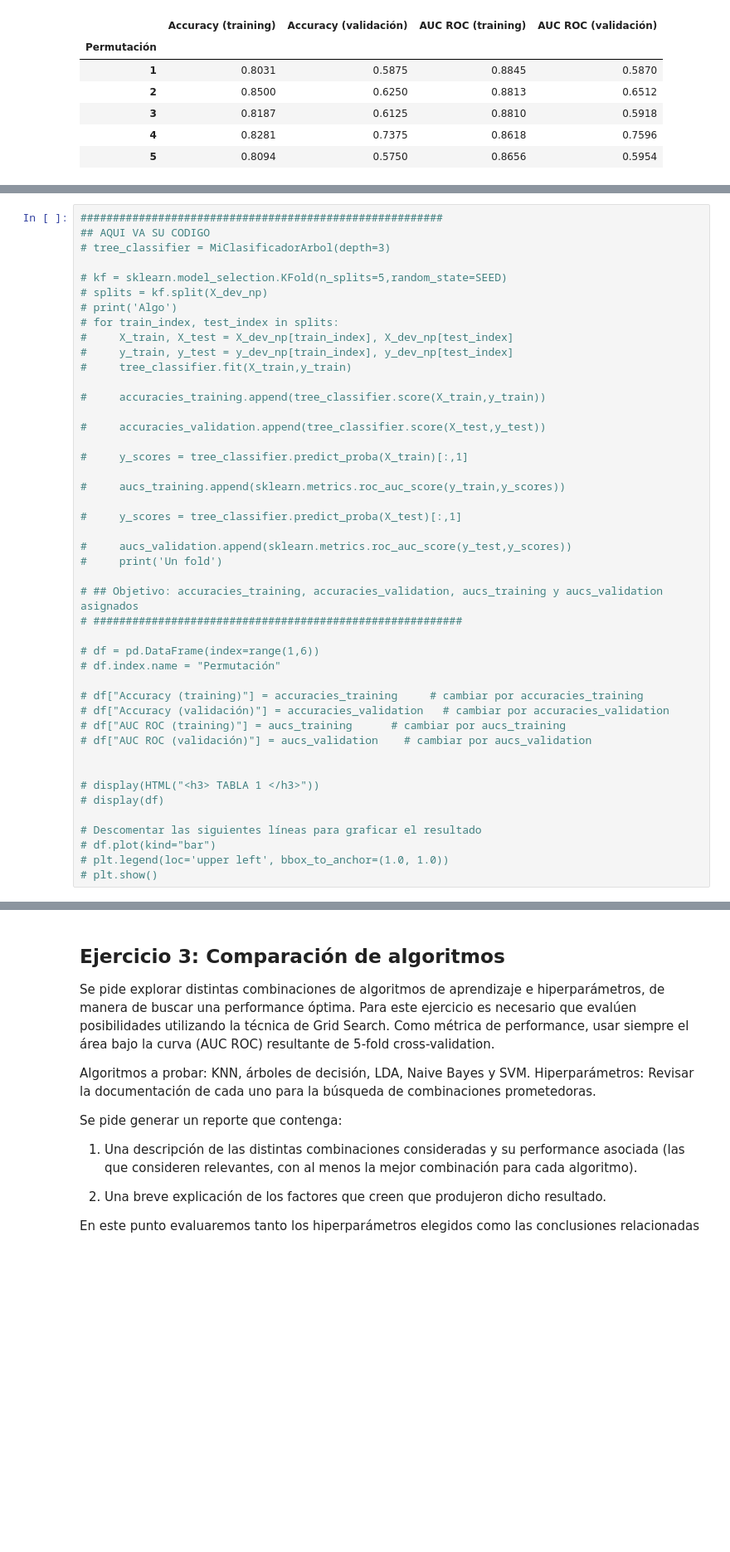
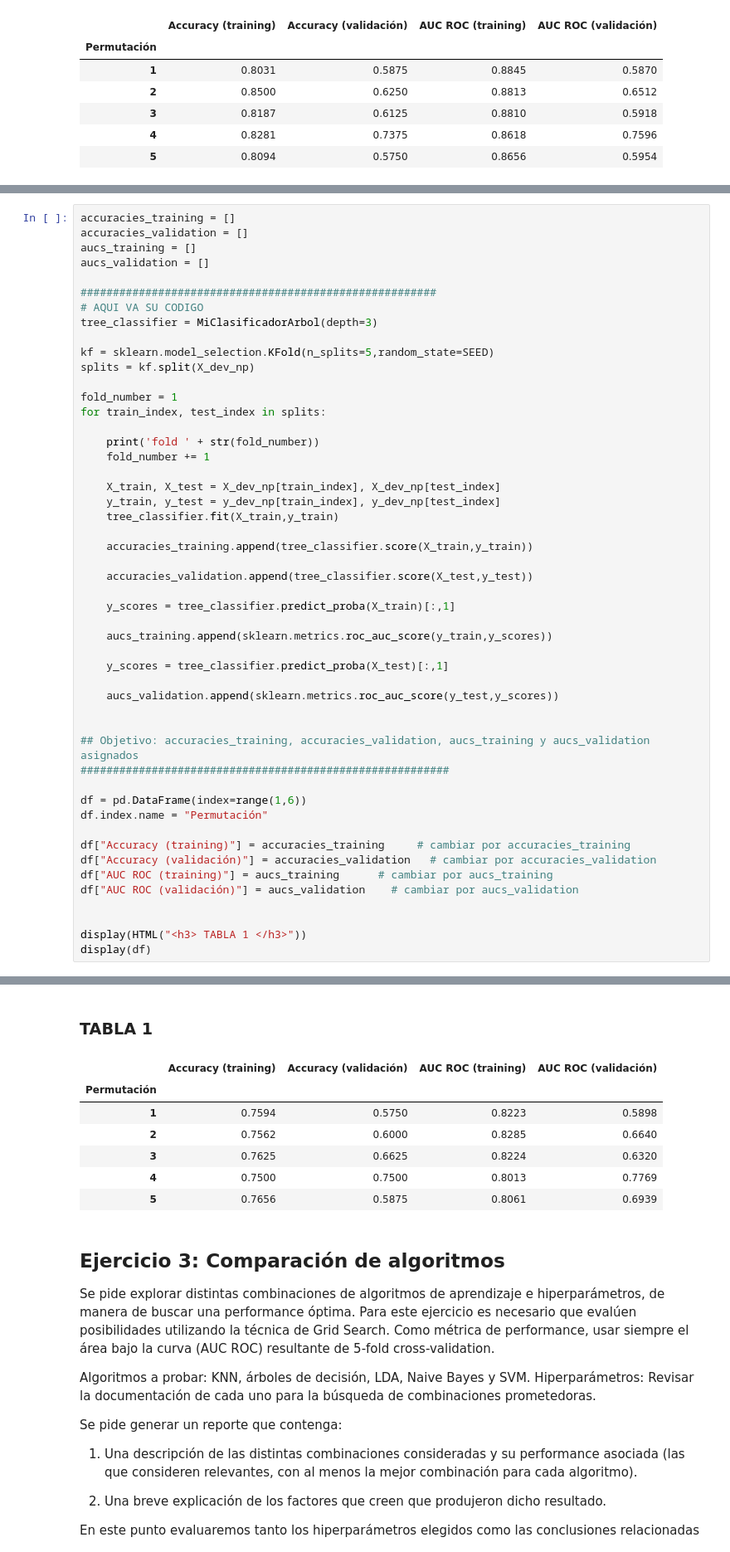
Before and after one commit to M4R70/aprendizaje_automatico, a Jupyter notebook: aa-notebooks/TP1/TP1.ipynb, the cells around one changed output, grey strips where cells are left out. Shown at 83% size. Saved outputs shown, nothing was run; the diff lists cells and outputs as text; blank space fills up the shorter version.

Commit message:
Primera tabla de nuestro árbol

```diff
--- a/aa-notebooks/TP1/TP1.ipynb
+++ b/aa-notebooks/TP1/TP1.ipynb
@@ -483,47 +482,53 @@ class MiClasificadorArbol():
         accuracy = sum(y_i == y_j for (y_i, y_j) in zip(y_pred, y_test)) / len(y_test)
         return accuracy
 # %%
-########################################################
-## AQUI VA SU CODIGO
-# tree_classifier = MiClasificadorArbol(depth=3)
+accuracies_training = []
+accuracies_validation = []
+aucs_training = []
+aucs_validation = []
 
-# kf = sklearn.model_selection.KFold(n_splits=5,random_state=SEED)
-# splits = kf.split(X_dev_np)
-# print('Algo')
-# for train_index, test_index in splits:
-#     X_train, X_test = X_dev_np[train_index], X_dev_np[test_index]
-#     y_train, y_test = y_dev_np[train_index], y_dev_np[test_index]
-#     tree_classifier.fit(X_train,y_train)
+#######################################################
+# AQUI VA SU CODIGO
+tree_classifier = MiClasificadorArbol(depth=3)
 
-#     accuracies_training.append(tree_classifier.score(X_train,y_train))
+kf = sklearn.model_selection.KFold(n_splits=5,random_state=SEED)
+splits = kf.split(X_dev_np)
 
-#     accuracies_validation.append(tree_classifier.score(X_test,y_test))
+fold_number = 1
+for train_index, test_index in splits:
 
-#     y_scores = tree_classifier.predict_proba(X_train)[:,1]
+    print('fold ' + str(fold_number))
+    fold_number += 1
 
-#     aucs_training.append(sklearn.metrics.roc_auc_score(y_train,y_scores))
+    X_train, X_test = X_dev_np[train_index], X_dev_np[test_index]
+    y_train, y_test = y_dev_np[train_index], y_dev_np[test_index]
+    tree_classifier.fit(X_train,y_train)
 
-#     y_scores = tree_classifier.predict_proba(X_test)[:,1]
+    accuracies_training.append(tree_classifier.score(X_train,y_train))
 
-#     aucs_validation.append(sklearn.metrics.roc_auc_score(y_test,y_scores))
-#     print('Un fold')
+    accuracies_validation.append(tree_classifier.score(X_test,y_test))
 
-# ## Objetivo: accuracies_training, accuracies_validation, aucs_training y aucs_validation asignados
-# #########################################################
+    y_scores = tree_classifier.predict_proba(X_train)[:,1]
 
-# df = pd.DataFrame(index=range(1,6))
-# df.index.name = "Permutación"
+    aucs_training.append(sklearn.metrics.roc_auc_score(y_train,y_scores))
 
-# df["Accuracy (training)"] = accuracies_training     # cambiar por accuracies_training
-# df["Accuracy (validación)"] = accuracies_validation   # cambiar por accuracies_validation
-# df["AUC ROC (training)"] = aucs_training      # cambiar por aucs_training
-# df["AUC ROC (validación)"] = aucs_validation    # cambiar por aucs_validation
+    y_scores = tree_classifier.predict_proba(X_test)[:,1]
+
+    aucs_validation.append(sklearn.metrics.roc_auc_score(y_test,y_scores))
 
 
-# display(HTML("<h3> TABLA 1 </h3>"))
-# display(df)
+## Objetivo: accuracies_training, accuracies_validation, aucs_training y aucs_validation asignados
+#########################################################
 
-# Descomentar las siguientes líneas para graficar el resultado
-# df.plot(kind="bar")
-# plt.legend(loc='upper left', bbox_to_anchor=(1.0, 1.0))
-# plt.show()
+df = pd.DataFrame(index=range(1,6))
+df.index.name = "Permutación"
+
+df["Accuracy (training)"] = accuracies_training     # cambiar por accuracies_training
+df["Accuracy (validación)"] = accuracies_validation   # cambiar por accuracies_validation
+df["AUC ROC (training)"] = aucs_training      # cambiar por aucs_training
+df["AUC ROC (validación)"] = aucs_validation    # cambiar por aucs_validation
+
+
+display(HTML("<h3> TABLA 1 </h3>"))
+display(df)
+# %% [output]
@@ -530,3 +552,11 @@ class MiClasificadorArbol():
+TABLA 1
+|  | Accuracy (training) | Accuracy (validación) | AUC ROC (training) | AUC ROC (validación) |
+| Permutación |  |  |  |  |
+| 1 | 0.7594 | 0.5750 | 0.8223 | 0.5898 |
+| 2 | 0.7562 | 0.6000 | 0.8285 | 0.6640 |
+| 3 | 0.7625 | 0.6625 | 0.8224 | 0.6320 |
+| 4 | 0.7500 | 0.7500 | 0.8013 | 0.7769 |
+| 5 | 0.7656 | 0.5875 | 0.8061 | 0.6939 |
 # %% [markdown]
 ## Ejercicio 3: Comparación de algoritmos
 
```
Also changed, not shown: parts of 2 cells of this notebook.
